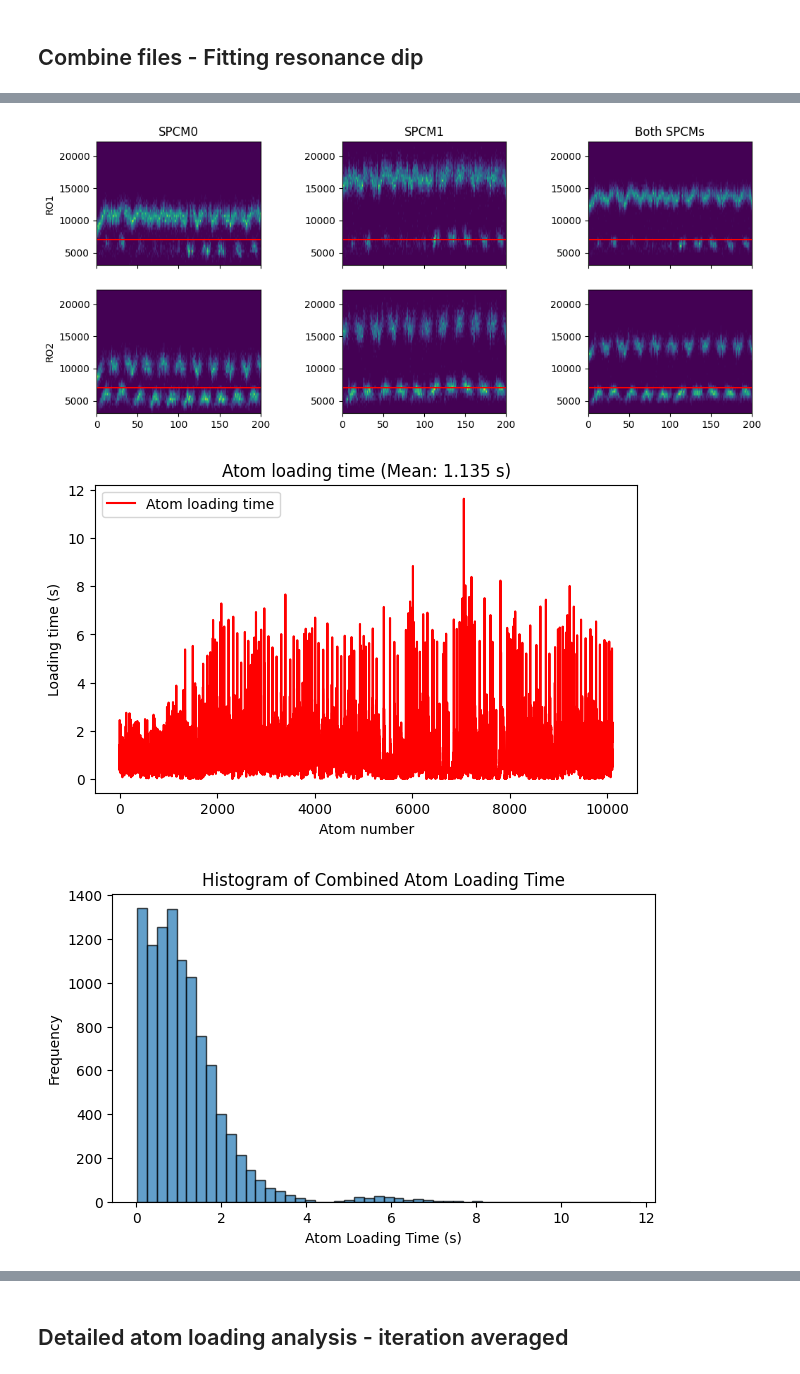
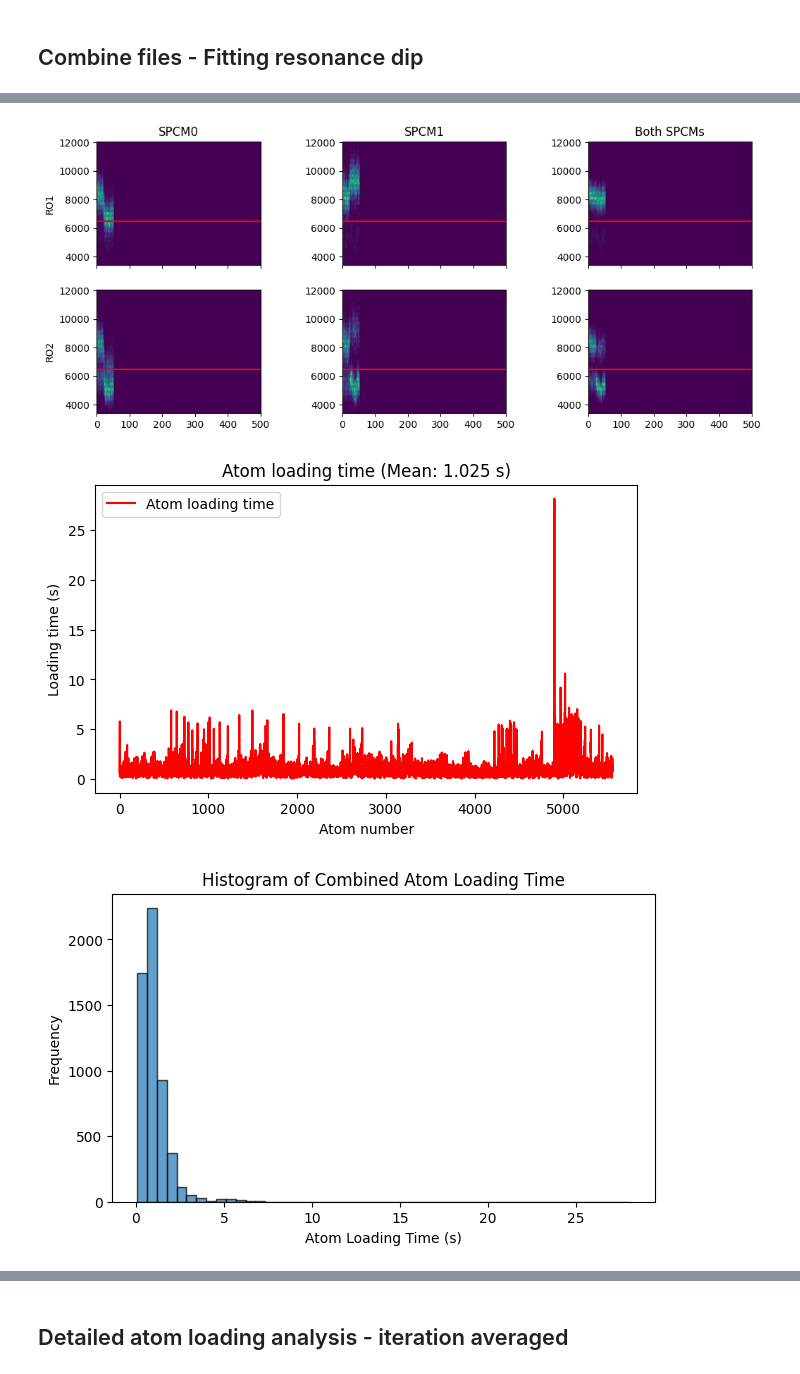
Before and after one commit to QuantumQuadrate/qn_artiq_routines, a Jupyter notebook: Analysis/Single atom analysis/atom_loading_analysis_2025.ipynb, the cells around one changed output, grey strips where cells are left out. Cells and saved outputs as stored; diff of their text form; code cells hidden in the pictures.

```diff
--- a/Analysis/Single atom analysis/atom_loading_analysis_2025.ipynb
+++ b/Analysis/Single atom analysis/atom_loading_analysis_2025.ipynb
@@ -23,7 +23,7 @@ print(set_point_PD6_AOM_A6)
 0.078
 0.078
 # %%
-date_filters = ["2026-01-20"]
+date_filters = ["2026-01-29"]
 
 from matplotlib import pyplot as plt
 import matplotlib as mpl
@@ -98,7 +100,7 @@ With fitting the resonance for microwave scans
 """
 ### the file(s) to analyze:
 file_indices = {
-    11:'',
+    19:'',
     # 45:'',
     # 47:'',
     # 49:'',
@@ -397,6 +400,6 @@ center=0.0001, sigma=40000.0001, depth=0.3375
-[figure, old version]
+[figure, new version]
-[figure, old version]
+[figure, new version]
-[figure, old version]
+[figure, new version]
 # %%
 subarrays = np.split(BothSPCMs_RO1[1:], iteration+1)
 
```
Also changed, not shown: parts of 6 cells of this notebook, 3 other files.
